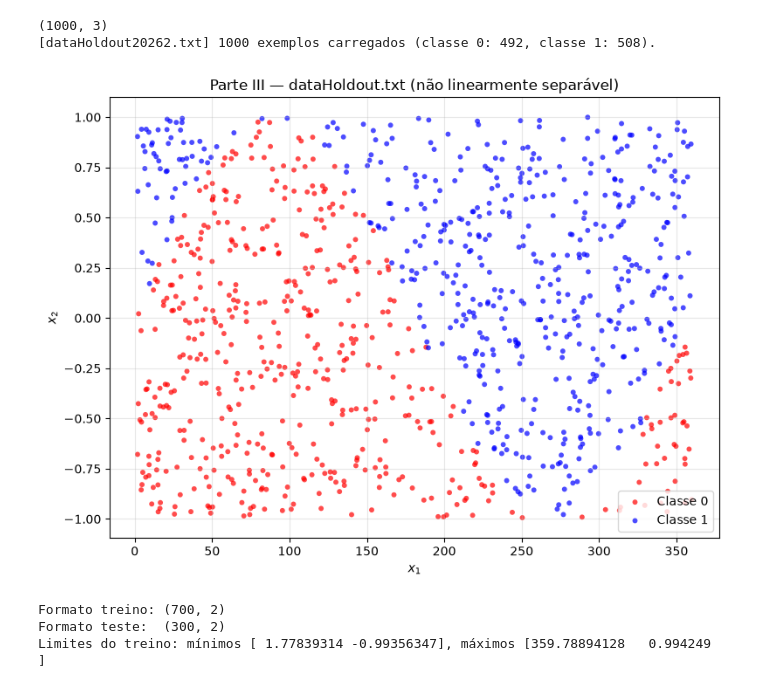
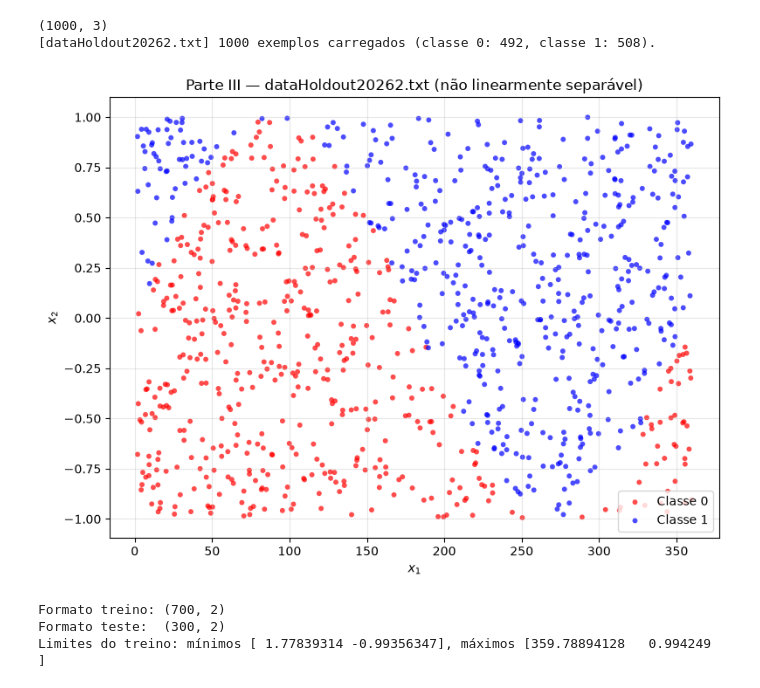
Before and after one commit to jubcohen/aprendizado-neuronio-perceptron-pp2, a Jupyter notebook: pp-2.1-perceptron-2026-2.ipynb, the cells around one changed output. Drawn from its saved outputs; the diff is of its cells as text; code cells hidden in the pictures.

```diff
--- a/pp-2.1-perceptron-2026-2.ipynb
+++ b/pp-2.1-perceptron-2026-2.ipynb
@@ -551,11 +565,11 @@ X_p3, yd_p3 = carregar_dados(ARQUIVO_PARTE3)
 [dataHoldout20262.txt] 1000 exemplos carregados (classe 0: 492, classe 1: 508).
 # %%
 # gráfico inicial: as classes se misturam, logo nenhuma reta as separa sem erros
-plotar_dados(X_p3, yd_p3, titulo='Parte III — dataHoldout.txt (não linearmente separável)')
+plotar_dados(X_p3, yd_p3, titulo='Parte III — dataHoldout20262.txt (não linearmente separável)')
 plt.tight_layout()
 plt.show()
 # %% [output]
-[figure, old version]
+[figure, new version]
 # %%
 # Divisão holdout 70/30 com a semente da equipe
 X_treino, X_teste, yd_treino, yd_teste = dividir_holdout(
```
Also changed, not shown: parts of 19 cells of this notebook.
